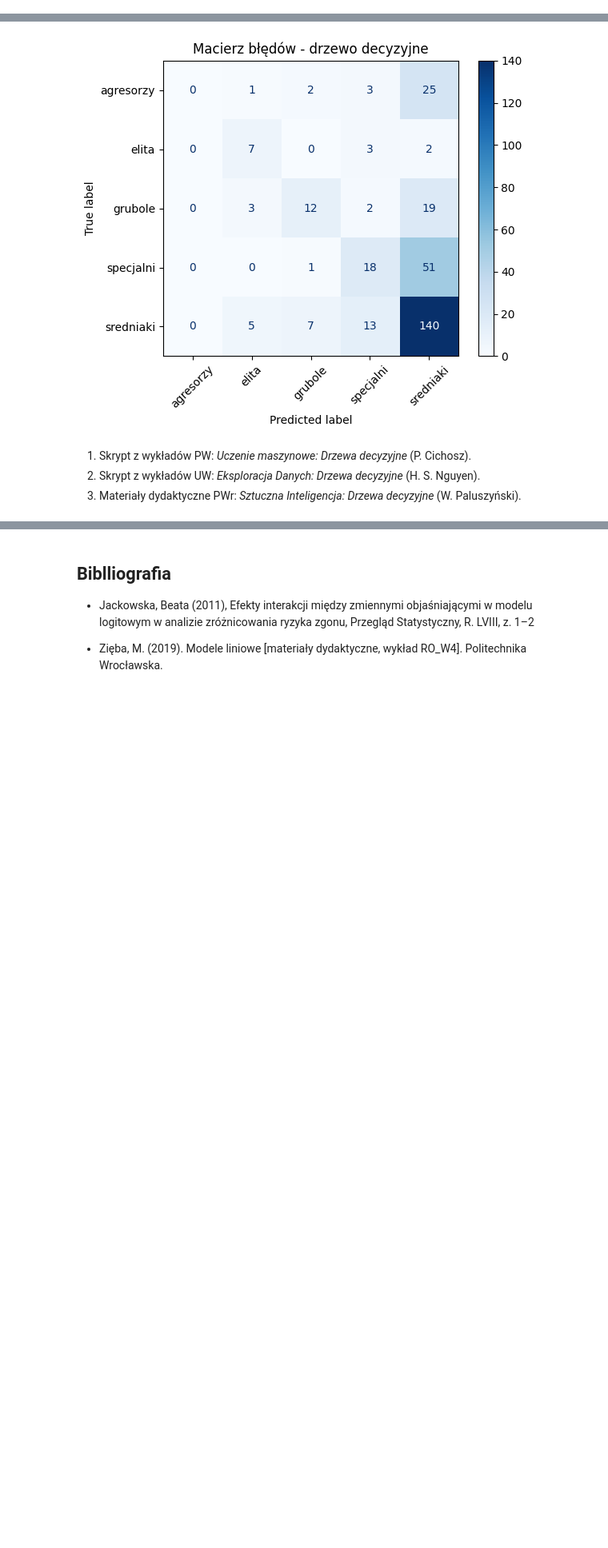
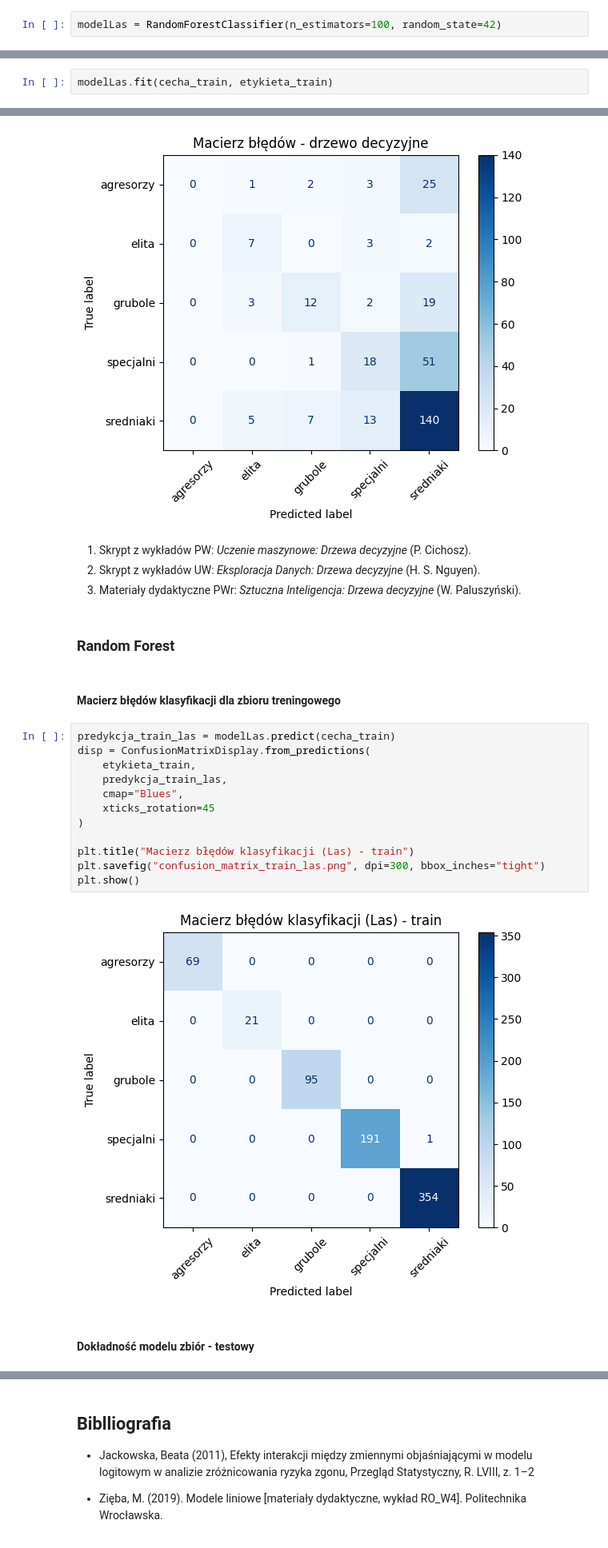
Before and after one commit to jarmuszz/mad-projekt2, a Jupyter notebook: main.ipynb, the cells around one changed output, grey strips where cells are left out. Shown at 80% size. Saved outputs shown, nothing was run; the diff lists cells and outputs as text; blank space fills up the shorter version.

Commit message:
Add random forest to the main file

```diff
--- a/main.ipynb
+++ b/main.ipynb
@@ -246,0 +264,2 @@ DecisionTreeClassifier(max_depth=5, random_state=42)
+# %%
+modelLas = RandomForestClassifier(n_estimators=100, random_state=42)
@@ -246,0 +270,2 @@ DecisionTreeClassifier(max_depth=5, random_state=42)
+# %%
+modelLas.fit(cecha_train, etykieta_train)
@@ -398,3 +425,23 @@ plt.show()
 1. Skrypt z wykładów PW: *Uczenie maszynowe: Drzewa decyzyjne* (P. Cichosz).
 2. Skrypt z wykładów UW: *Eksploracja Danych: Drzewa decyzyjne* (H. S. Nguyen).
 3. Materiały dydaktyczne PWr: *Sztuczna Inteligencja: Drzewa decyzyjne* (W. Paluszyński).
+# %% [markdown]
+### Random Forest
+# %% [markdown]
+#### Macierz błędów klasyfikacji dla zbioru treningowego
+# %%
+predykcja_train_las = modelLas.predict(cecha_train)
+disp = ConfusionMatrixDisplay.from_predictions(
+    etykieta_train,
+    predykcja_train_las,
+    cmap="Blues",
+    xticks_rotation=45
+)
+
+plt.title("Macierz błędów klasyfikacji (Las) - train")
+plt.savefig("confusion_matrix_train_las.png", dpi=300, bbox_inches="tight")
+plt.show()
+# %% [output]
+[figure, added]
+# %% [markdown]
+#### Dokładność modelu zbiór - testowy
```
Also changed, not shown: parts of 14 cells of this notebook.
